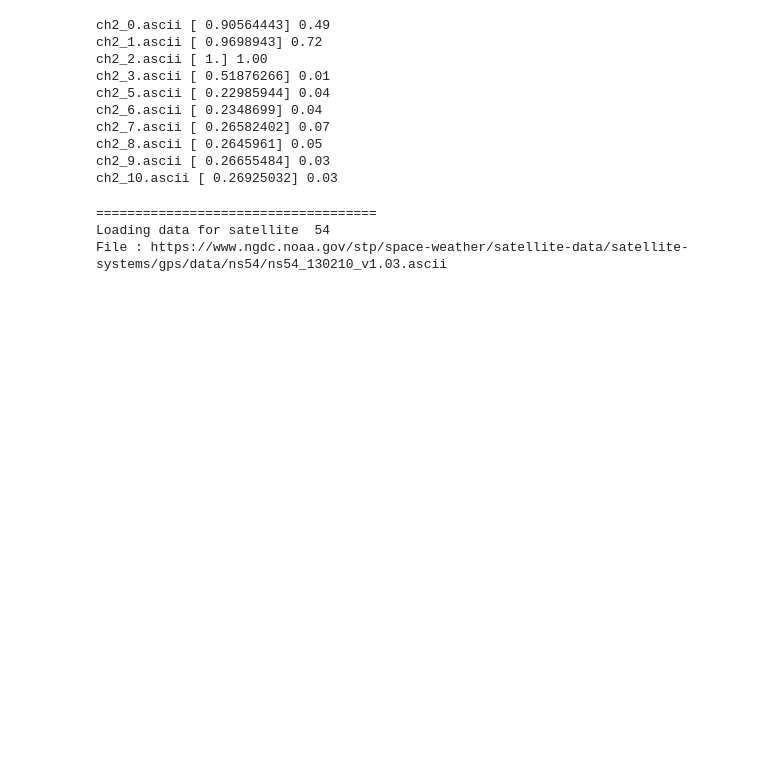
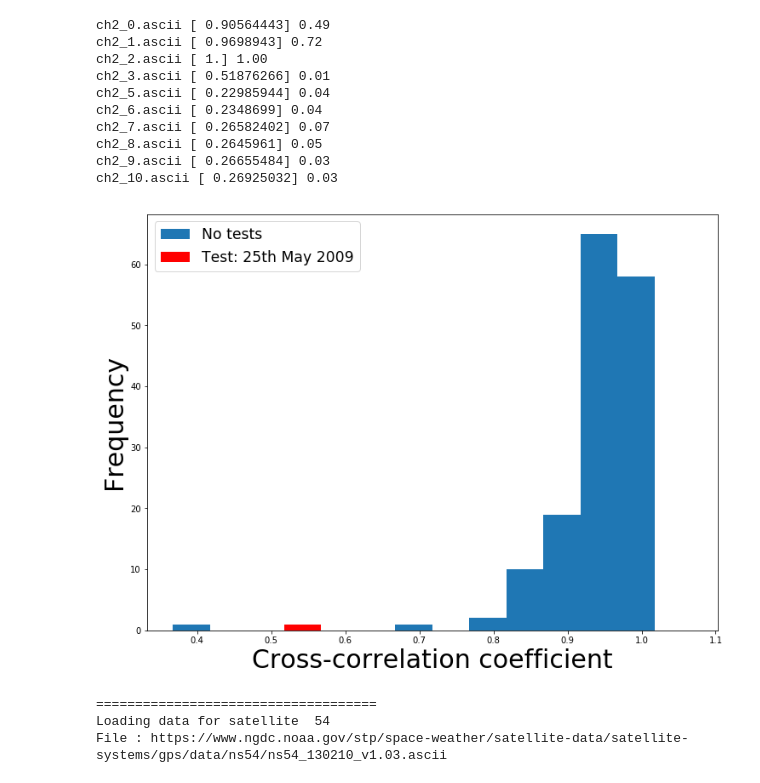
Before and after one commit to fw14863/SP_2017, a Jupyter notebook: NK_X_corr.ipynb, the cells around one changed output. Cells and saved outputs as stored; diff of their text form; code cells hidden in the pictures; blank space fills up the shorter version.

```diff
--- a/NK_X_corr.ipynb
+++ b/NK_X_corr.ipynb
@@ -137,6 +133,20 @@ ch2_7.ascii [ 0.26582402] 0.07
 ch2_8.ascii [ 0.2645961] 0.05
 ch2_9.ascii [ 0.26655484] 0.03
 ch2_10.ascii [ 0.26925032] 0.03
+# %%
+fname = 'ch2_3.ascii'
+fig = plt.figure(figsize=(12, 9))
+ax = fig.add_subplot(111)
+cor = np.loadtxt(fname)
+ax.hist(cor, bins = np.arange(min(cor), max(cor)+0.1, 0.05), label = 'No tests')
+ax.hist(xv[3], np.arange(min(cor), max(cor)+0.1, 0.05), color = 'red', label = 'Test: 25th May 2009')
+#plt.title(fname)
+plt.xlabel('Cross-correlation coefficient', fontsize = 30)
+plt.ylabel('Frequency', fontsize = 30)
+plt.legend(fontsize = 'xx-large')
+plt.show()
+# %% [output]
+[figure, added]
 # %%
 #Test 12th Feb 2013
 
```
Also changed, not shown: parts of 4 cells of this notebook.
